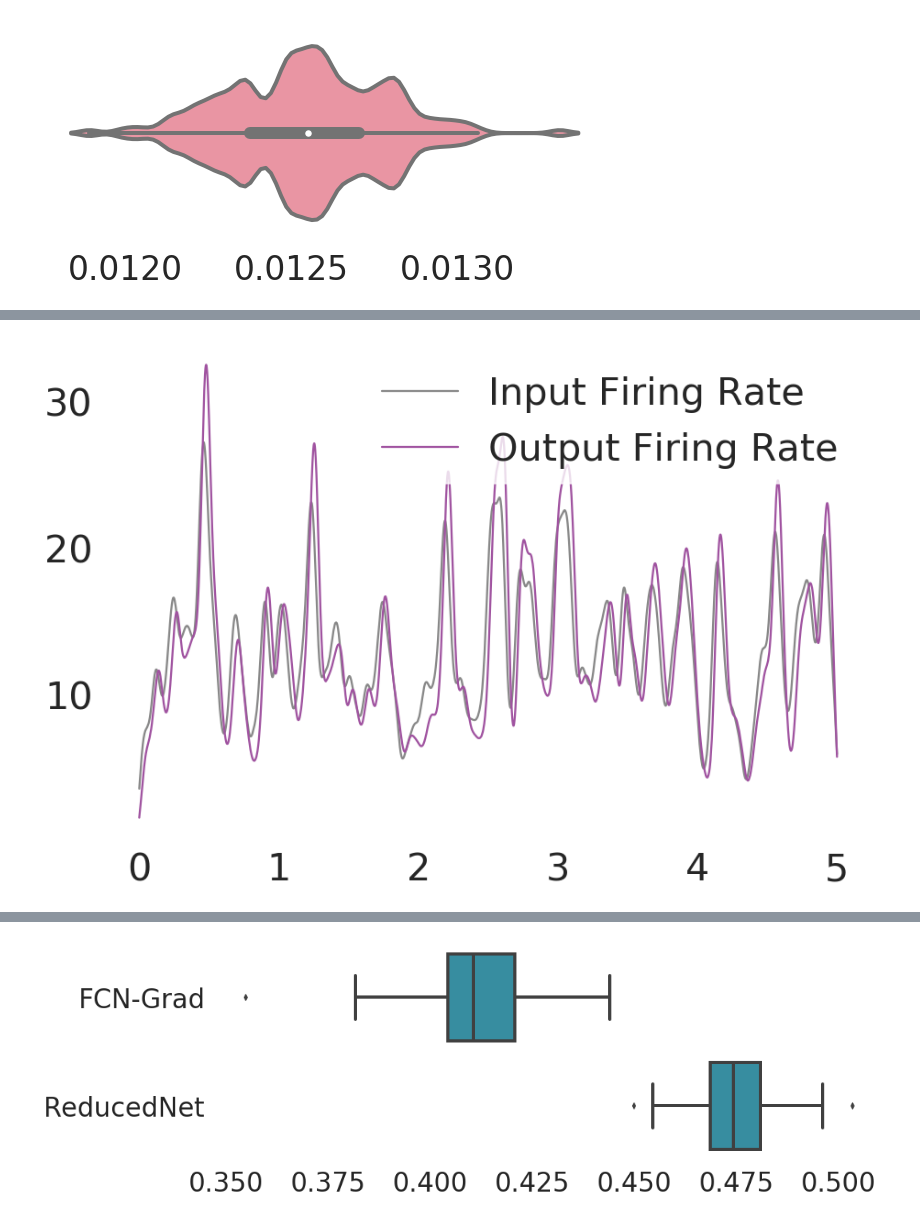
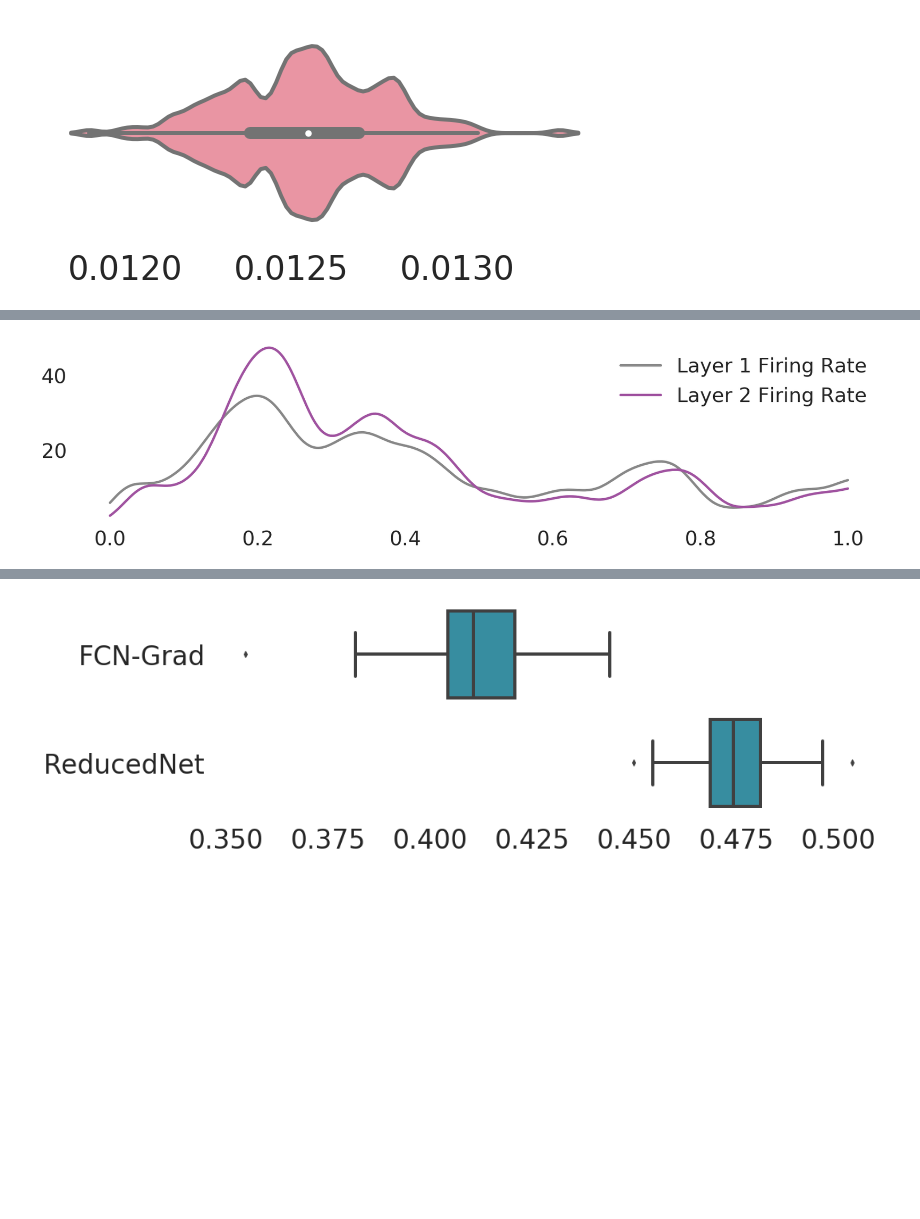
Before and after one commit to nsbspl/async-spike-propagation, a Jupyter notebook: main.ipynb, the cells around one changed output, grey strips where cells are left out. Cells and saved outputs as stored; diff of their text form; code cells hidden in the pictures; blank space fills up the shorter version.

```diff
--- a/main.ipynb
+++ b/main.ipynb
@@ -366,25 +370,25 @@ plt.savefig((os.path.join(GRAPHS_DIR, "ieee-rev-fig4c-fcn-output.png")), bbox_in
 # %%
 # sns.set(style="white")
 # sns.set_context("talk", font_scale=1.5)
 # plt.rc('axes',edgecolor='#666666')
 
 # plt.figure(figsize=(20,4))
-plt.figure(figsize=(15,10))
+plt.figure(figsize=(30,7))
 sns.set_context("talk", font_scale=2.5)
-plt.plot(test_t, fcl_in_fr.mean(1).numpy(), "#888888", label="Input Firing Rate")
-plt.plot(test_t, fcl_out_fr.mean(1).numpy(), '#a053a0', label="Output Firing Rate")
+plt.plot(test_t[:10000], fcl_in_fr.mean(1).numpy()[:10000], "#888888", label="Layer 1 Firing Rate", linewidth=5)
+plt.plot(test_t[:10000], fcl_out_fr.mean(1).numpy()[:10000], '#a053a0', label="Layer 2 Firing Rate", linewidth=5)
 
 # plt.title("Propagation of Signal (Reduced Network): Inst. Firing Rate")
 # plt.xlabel("Time (s)")
 # plt.ylabel("Inst. Firing Rate (Hz)")
 
 sns.despine()
 plt.legend(edgecolor="white")
 
 # plt.show()
 plt.savefig((os.path.join(GRAPHS_DIR, "ieee-rev-fig4c-fr-fcn.png")), bbox_inches='tight')
 # %% [output]
-[figure, old version]
+[figure, new version]
 # %%
 LOAD_IEEE_FCL_CF = True
 load_ieee_fcl_cf_file = "ieee_fcl_cf__neurons=200__trials=200__input=tau_" + str(INP_OU_TAU) + "_regenerated__t_stop=5000_msecs"
```
Also changed, not shown: parts of 26 cells of this notebook.
